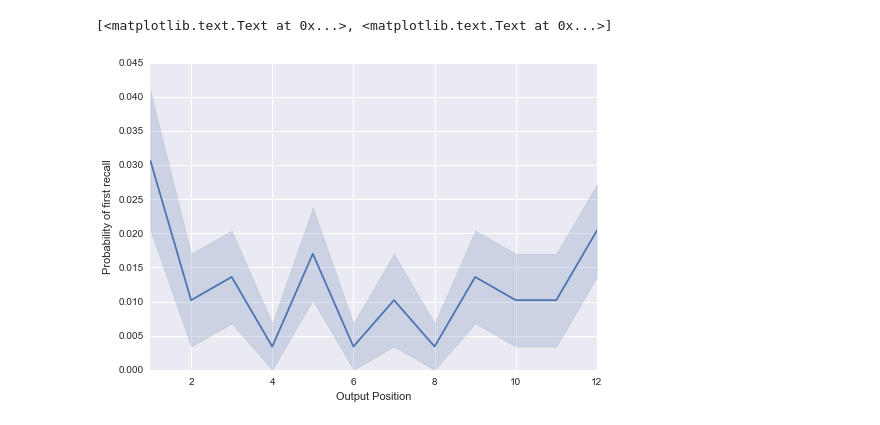
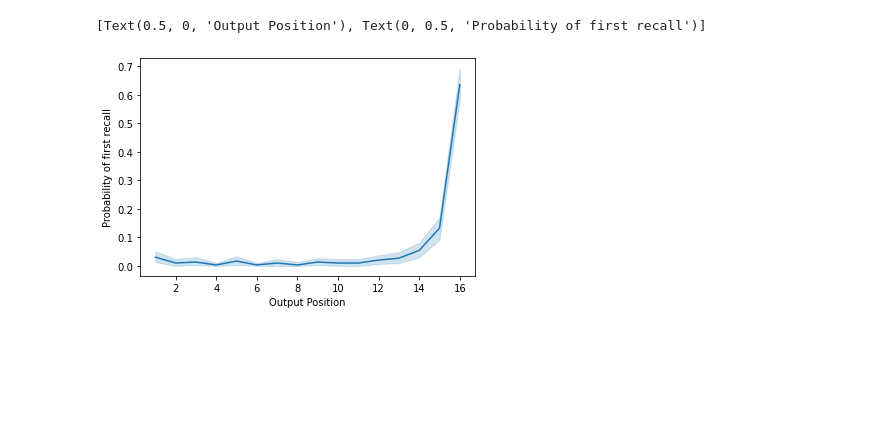
Before and after one commit to pennmem/pybeh, a Jupyter notebook: notebooks/pybeh Quick Start.ipynb, the cells around one changed output. Cells and saved outputs as stored; diff of their text form; code cells hidden in the pictures; blank space fills up the shorter version.

```diff
--- a/notebooks/pybeh Quick Start.ipynb
+++ b/notebooks/pybeh Quick Start.ipynb
@@ -43,6 +63,10 @@ p_first_recall = pfr.pfr(recalls=data['recalls'],
-# %%
-ax = sns.tsplot(data=p_first_recall, time = np.arange(12)+1)
-ax.set(xlabel='Output Position',ylabel='Probability of first recall')
-# %% [output]
-[<matplotlib.text.Text at 0x...>, <matplotlib.text.Text at 0x...>]
-[figure, removed]
+# %%
+df = pd.DataFrame({"pfr": p_first_recall.reshape(-1),
+                   "subject": np.repeat(data["subject"], repeats=data["listLength"]),
+                   "serial_pos": np.tile(np.arange(data["listLength"]) + 1, len(data["subject"]))})
+
+ax = sns.lineplot(x = "serial_pos", y = "pfr", data=df, estimator=np.nanmean)
+ax.set(xlabel='Output Position',ylabel='Probability of first recall')
+# %% [output]
+[Text(0.5, 0, 'Output Position'), Text(0, 0.5, 'Probability of first recall')]
+[figure, added]
```
Also changed, not shown: parts of 7 cells of this notebook.
